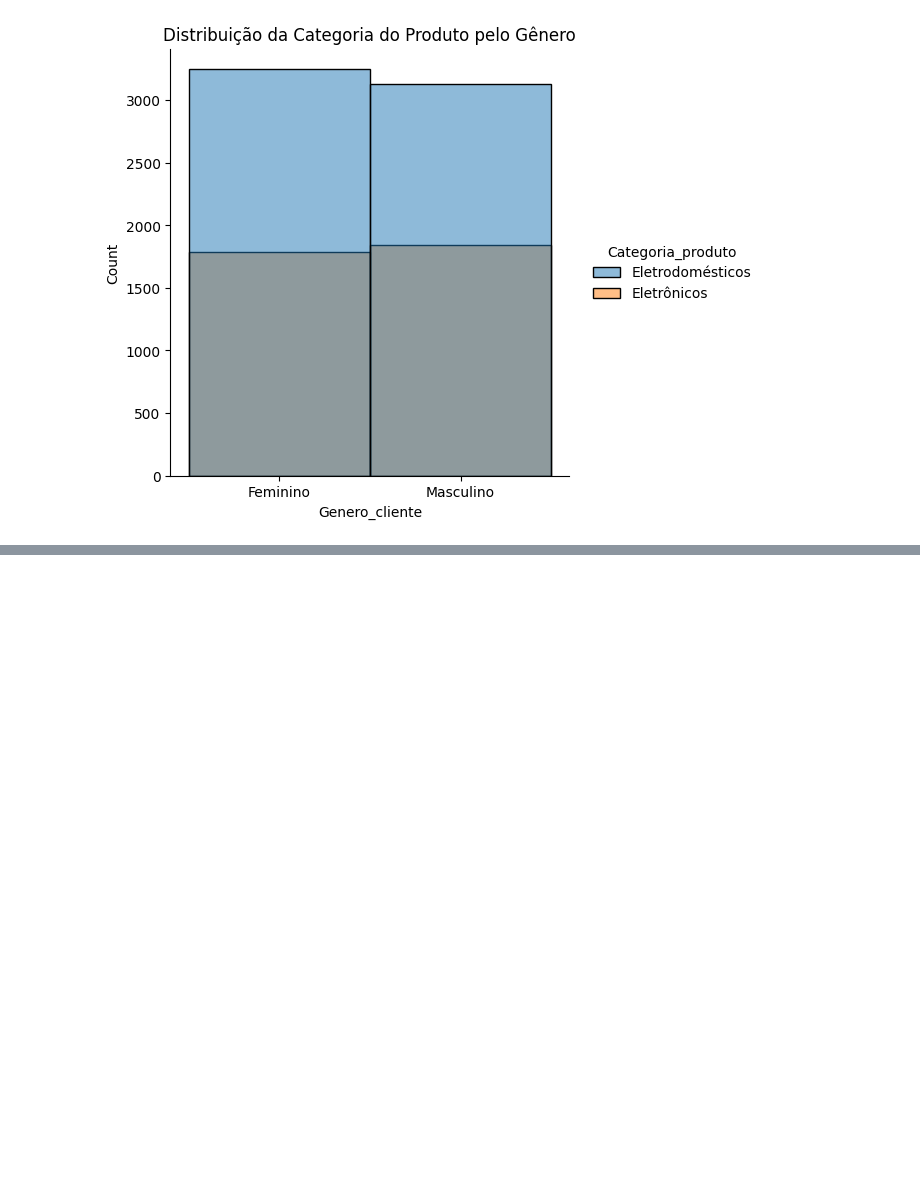
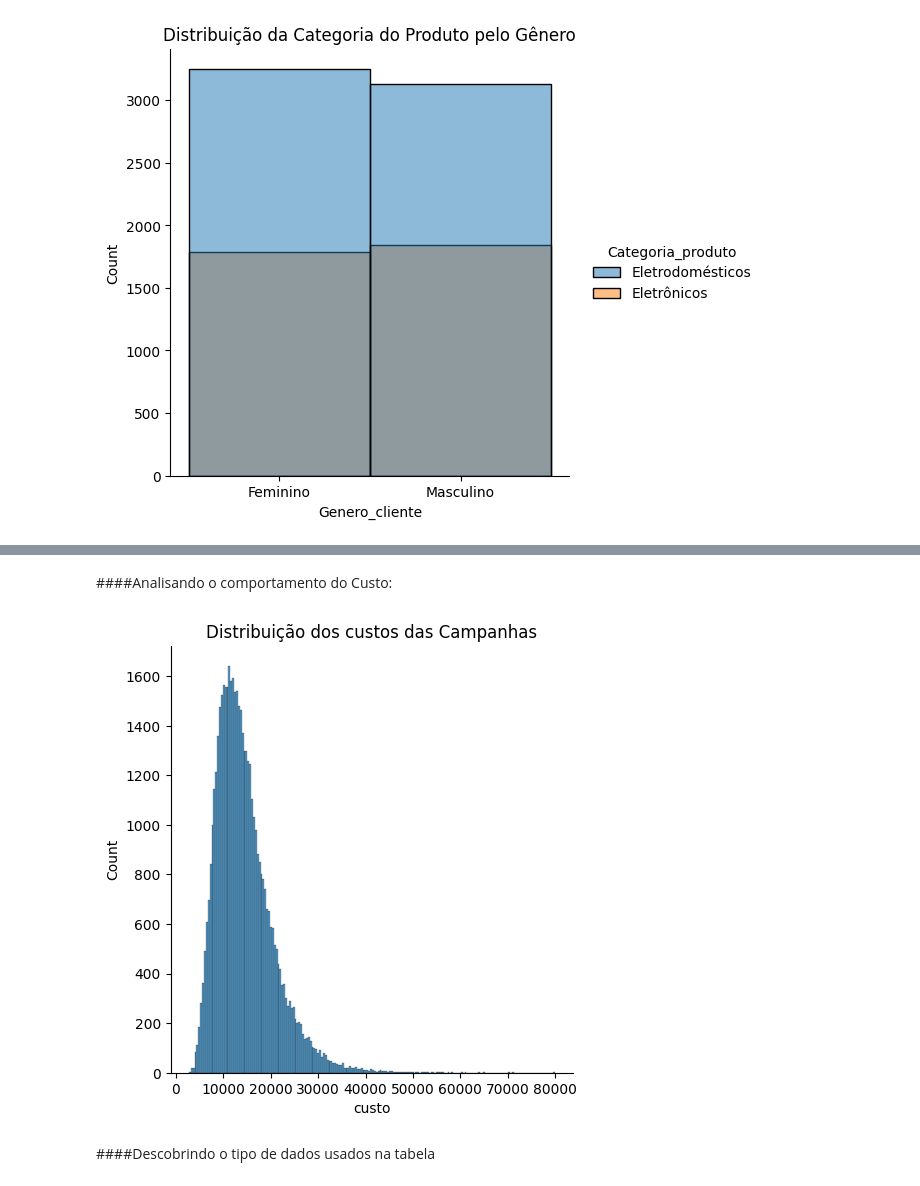
Before and after one commit to vitorjensen/Data-Science-para-Marketing, a Jupyter notebook: Data Science para Marketing/Analisando e Explorando Dados.ipynb, the cells around one changed output, grey strips where cells are left out. Cells and saved outputs as stored; diff of their text form; code cells hidden in the pictures; blank space fills up the shorter version.

```diff
--- a/Data Science para Marketing/Analisando e Explorando Dados.ipynb
+++ b/Data Science para Marketing/Analisando e Explorando Dados.ipynb
@@ -276,0 +295,10 @@ plt.show()
+# %% [markdown]
+####Analisando o comportamento do Custo:
+# %%
+sns.displot(campanhas['custo'])
+plt.title('Distribuição dos custos das Campanhas')
+plt.show()
+# %% [output]
+[figure, added]
+# %% [markdown]
+####Descobrindo o tipo de dados usados na tabela
```
Also changed, not shown: parts of 11 cells of this notebook.
